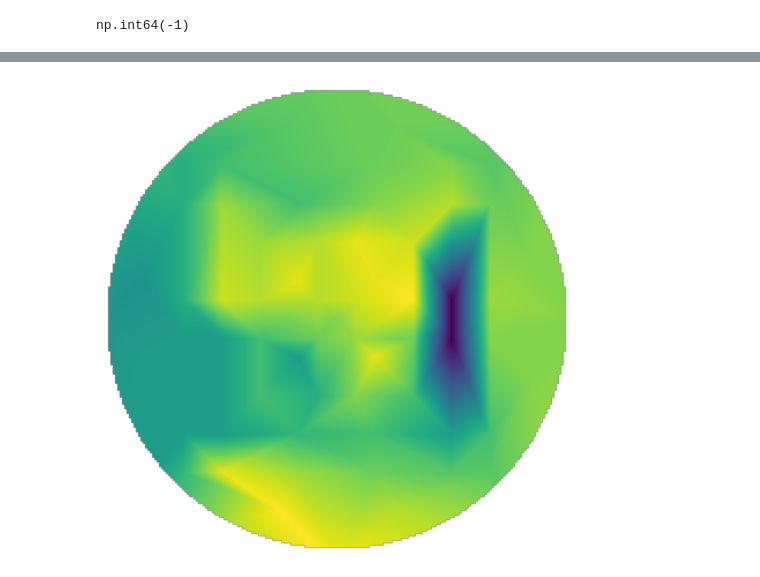
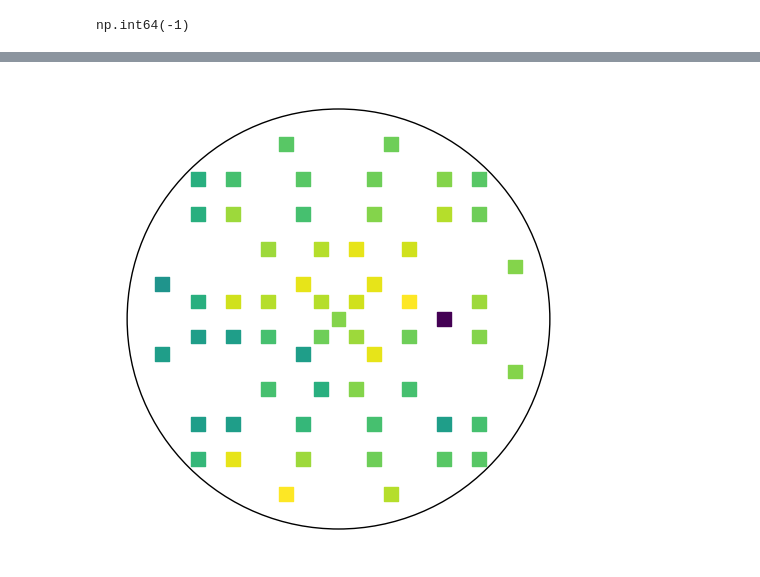
Before and after one commit to lilyhirano/Visual-Field-Analysis, a Jupyter notebook: grape_images.ipynb, the cells around one changed output, grey strips where cells are left out. Saved outputs shown, nothing was run; the diff lists cells and outputs as text; code cells hidden in the pictures.

Commit message:
make images more accurate

```diff
--- a/grape_images.ipynb
+++ b/grape_images.ipynb
@@ -69,40 +67,13 @@ plt.show()
 # %%
 id_1 = np.array(grape_vf.iloc[0][17:]).astype(int)
 
-#right eye coordinates
-octopus61_coords = np.array([
-    (0,0), (1,-1), (-1,-1), (-1,1), (1,1), (2,-2), (-2,-2), (-2,2),
-    (2,2), (4,-1), (4,-4), (1,-4), (-1,-4), (-4,-4), (-4,-1), (-4,1), (-4,4),
-    (-1,4), (1,4), (4,4), (4,1), (6,-1), (6,-6), (2,-6), (-2,-6), (-6,-6),
-    (-6,-1), (-6,1), (-6,6), (-2,6), (2,6), (6,6), (6,1), (8,-1), (8,-6), (8,-8), (6,-8), (2,-8),
-    (-2,-8), (-6,-8), (-8,-8), (-8,-6), (-8,-1), (-8,1), (-8,6), (-8,8), (-6,8), (-2,8), (2,8), (6,8),
-    (8,8), (8,6), (8,1), (10,-3), (3,-10), (-3,-10), (-10, -2), (-10,2), (-3,10), (3,10), (10,3)
-])
-outer_coords = np.array([
-    (13, 0), (13, -13), (0, -13),(-13, -13),
-    (-13, 0),(-13, 13), (0, 13),(13, 13)
-])
-outer_values = np.array(id_1[-8:])
-
-
-
-
 fig, ax = plt.subplots(figsize = (6,6))
 
-all_coords = np.vstack([octopus61_coords, outer_coords])
-all_values = np.concatenate([id_1, outer_values])
-
-grid_x, grid_y = np.mgrid[-12:12:200j, -12:12:200j]
-grid_z = griddata(all_coords, all_values, (grid_x, grid_y), method='linear')
-
-radius = 12
-mask = np.sqrt(grid_x**2 + grid_y**2) <= radius
-masked_grid = np.where(mask, grid_z, np.nan)
-ax.imshow(masked_grid.T, extent=(-12,12,-12,12), origin='lower', cmap='viridis')
-
-#ax.scatter(octopus61_coords[:,0], octopus61_coords[:,1], c= id_1, s=100, marker='s')
+ax.scatter(octopus61_coords[:,0], octopus61_coords[:,1], c= id_1, s=100, marker='s')
+circle = mpatches.Circle((0,0), 12, fill = False)
+ax.add_patch(circle)
 plt.axis('off')
 
 plt.show()
 # %% [output]
-[figure, old version]
+[figure, new version]
```
Also changed, not shown: parts of 4 cells of this notebook, 2 other files.
